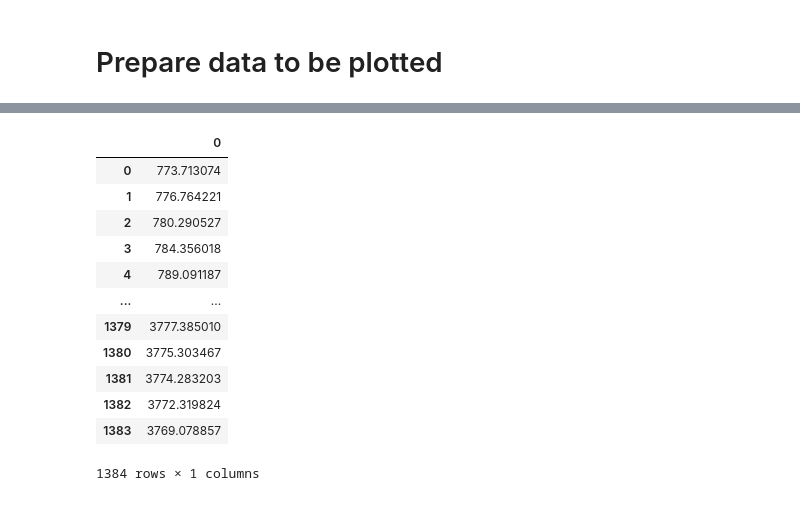
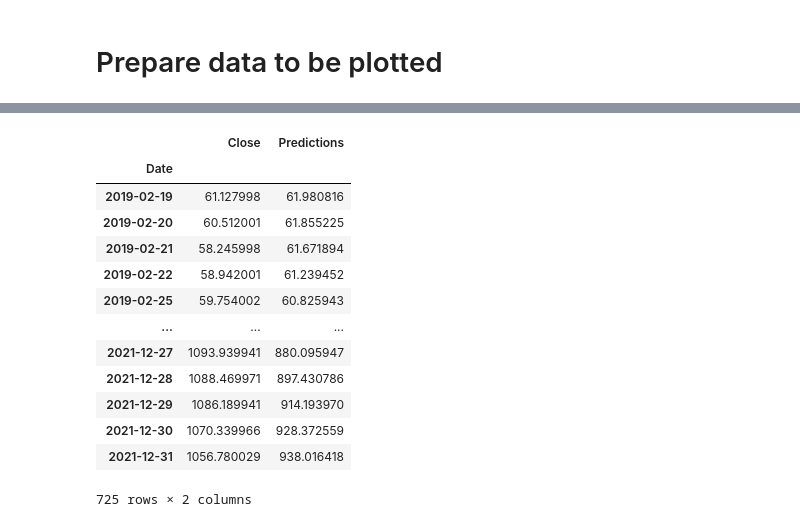
Before and after one commit to HzaRashid/stock_prediction, a Jupyter notebook: stock_prediction.ipynb, the cells around one changed output, grey strips where cells are left out. Cells and saved outputs as stored; diff of their text form; code cells hidden in the pictures.

```diff
--- a/stock_prediction.ipynb
+++ b/stock_prediction.ipynb
@@ -158,20 +197,19 @@ len(test)
 # test
 # %%
 test.insert(loc=1, column='Predictions', value=predictions)
-# test
+test
+# %% [output]
+|  | Close | Predictions |
+| Date |  |  |
+| 2019-02-19 | 61.127998 | 61.980816 |
+| 2019-02-20 | 60.512001 | 61.855225 |
+| 2019-02-21 | 58.245998 | 61.671894 |
+| 2019-02-22 | 58.942001 | 61.239452 |
+| 2019-02-25 | 59.754002 | 60.825943 |
+| ... | ... | ... |
+| 2021-12-27 | 1093.939941 | 880.095947 |
+| 2021-12-28 | 1088.469971 | 897.430786 |
+| 2021-12-29 | 1086.189941 | 914.193970 |
+| 2021-12-30 | 1070.339966 | 928.372559 |
+| 2021-12-31 | 1056.780029 | 938.016418 |
+725 rows × 2 columns
-# %%
-pd.DataFrame(predictions)
-# %% [output]
-|  | 0 |
-| 0 | 773.713074 |
-| 1 | 776.764221 |
-| 2 | 780.290527 |
-| 3 | 784.356018 |
-| 4 | 789.091187 |
-| ... | ... |
-| 1379 | 3777.385010 |
-| 1380 | 3775.303467 |
-| 1381 | 3774.283203 |
-| 1382 | 3772.319824 |
-| 1383 | 3769.078857 |
-1384 rows × 1 columns
```
Also changed, not shown: parts of 20 cells of this notebook.
